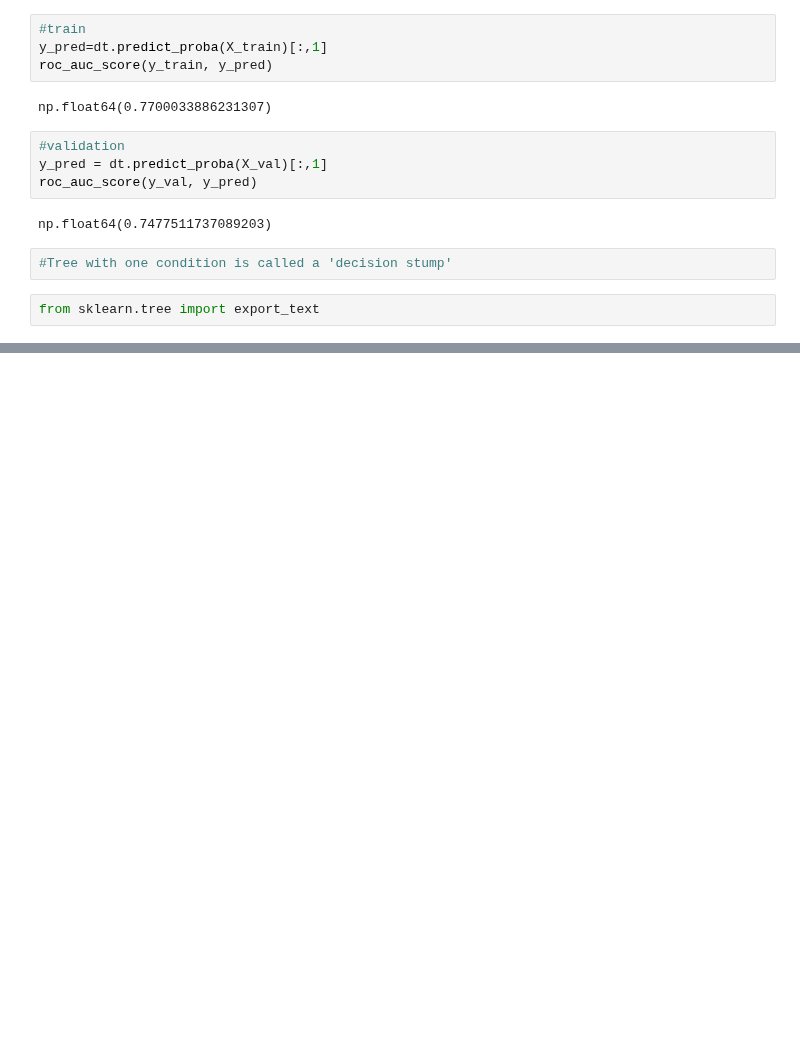
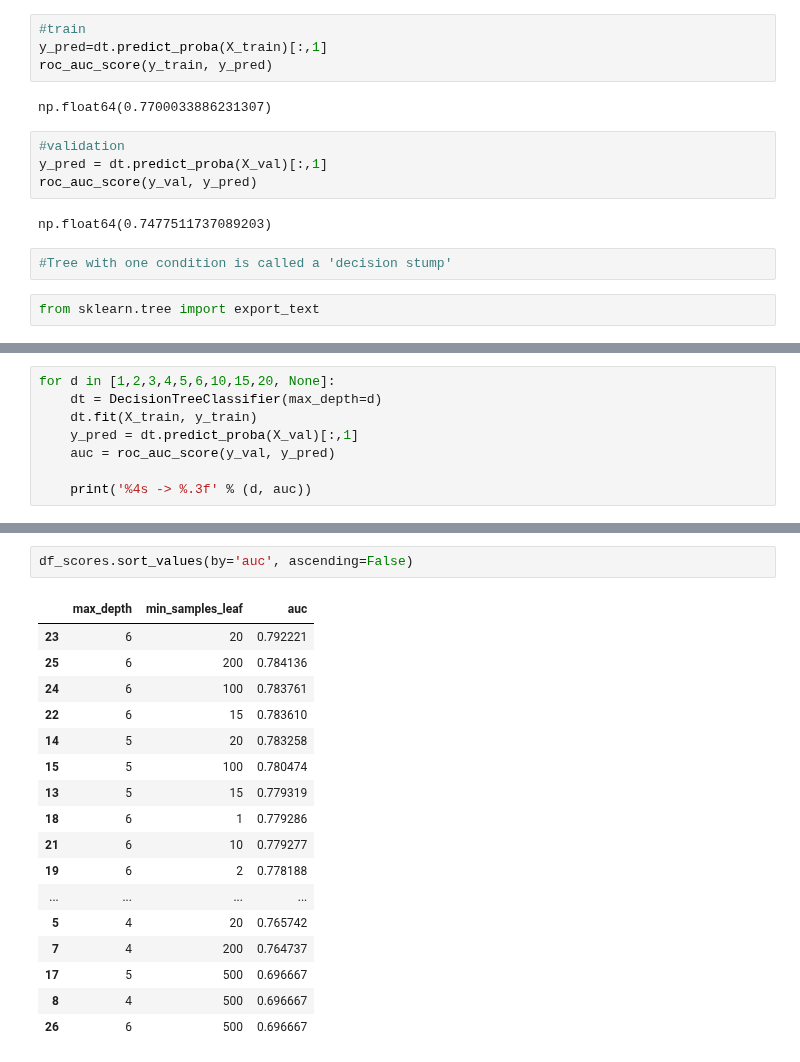
Before and after one commit to khvatov/machine-learning-zoomcamp-homework, a Jupyter notebook: 06-credit-risk-project/decision_trees_practice.ipynb, the cells around one changed output, grey strips where cells are left out. Cells and saved outputs as stored; diff of their text form; blank space fills up the shorter version.

```diff
--- a/06-credit-risk-project/decision_trees_practice.ipynb
+++ b/06-credit-risk-project/decision_trees_practice.ipynb
@@ -286,0 +556,8 @@ print(export_text(dt, feature_names=dv.get_feature_names_out()))
+# %%
+for d in [1,2,3,4,5,6,10,15,20, None]:
+    dt = DecisionTreeClassifier(max_depth=d)
+    dt.fit(X_train, y_train)
+    y_pred = dt.predict_proba(X_val)[:,1]
+    auc = roc_auc_score(y_val, y_pred)
+
+    print('%4s -> %.3f' % (d, auc))
@@ -286,0 +627,20 @@ print(export_text(dt, feature_names=dv.get_feature_names_out()))
+# %%
+df_scores.sort_values(by='auc', ascending=False)
+# %% [output]
+|  | max_depth | min_samples_leaf | auc |
+| 23 | 6 | 20 | 0.792221 |
+| 25 | 6 | 200 | 0.784136 |
+| 24 | 6 | 100 | 0.783761 |
+| 22 | 6 | 15 | 0.783610 |
+| 14 | 5 | 20 | 0.783258 |
+| 15 | 5 | 100 | 0.780474 |
+| 13 | 5 | 15 | 0.779319 |
+| 18 | 6 | 1 | 0.779286 |
+| 21 | 6 | 10 | 0.779277 |
+| 19 | 6 | 2 | 0.778188 |
+| ... | ... | ... | ... |
+| 5 | 4 | 20 | 0.765742 |
+| 7 | 4 | 200 | 0.764737 |
+| 17 | 5 | 500 | 0.696667 |
+| 8 | 4 | 500 | 0.696667 |
+| 26 | 6 | 500 | 0.696667 |
```
Also changed, not shown: parts of 39 cells of this notebook, 3 other files.
